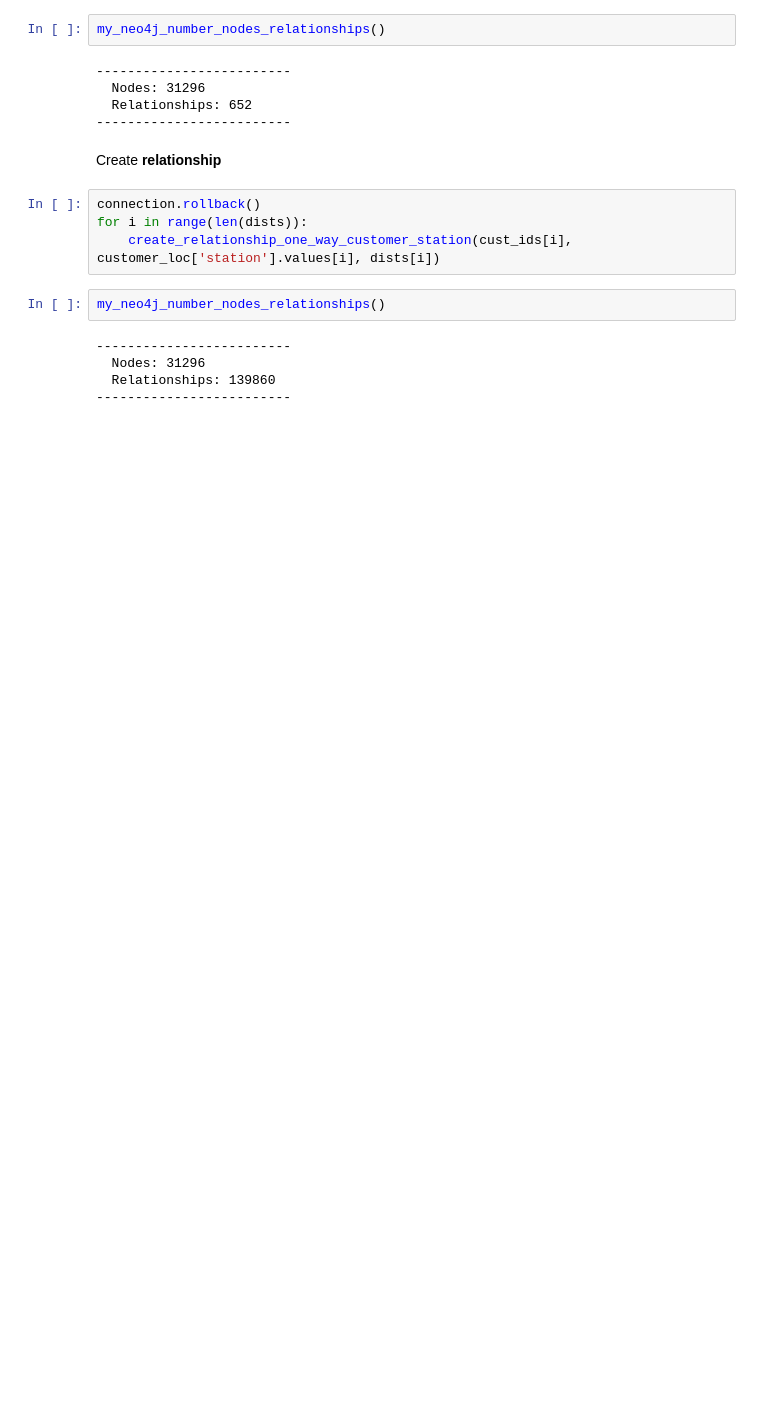
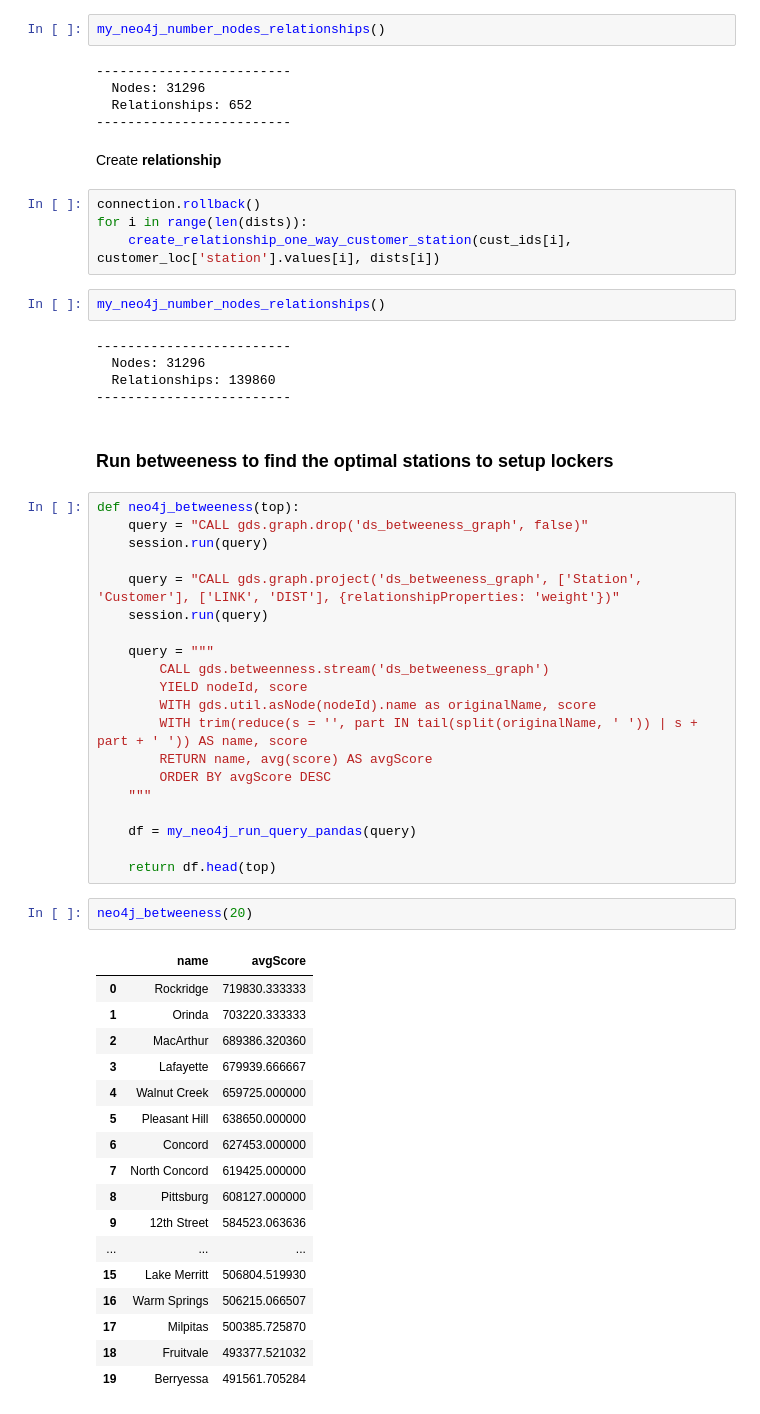
Before and after one commit to mids-w205/project-3-vinhqbui, a Jupyter notebook: code/Centrality.ipynb, the cells around one changed output. Cells and saved outputs as stored; diff of their text form; blank space fills up the shorter version.

```diff
--- a/code/Centrality.ipynb
+++ b/code/Centrality.ipynb
@@ -259,3 +260,45 @@ my_neo4j_number_nodes_relationships()
   Nodes: 31296
   Relationships: 139860
 -------------------------
+# %% [markdown]
+### Run betweeness to find the optimal stations to setup lockers
+# %%
+def neo4j_betweeness(top):
+    query = "CALL gds.graph.drop('ds_betweeness_graph', false)"
+    session.run(query)
+
+    query = "CALL gds.graph.project('ds_betweeness_graph', ['Station', 'Customer'], ['LINK', 'DIST'], {relationshipProperties: 'weight'})"
+    session.run(query)
+
+    query = """
+        CALL gds.betweenness.stream('ds_betweeness_graph')
+        YIELD nodeId, score
+        WITH gds.util.asNode(nodeId).name as originalName, score
+        WITH trim(reduce(s = '', part IN tail(split(originalName, ' ')) | s + part + ' ')) AS name, score
+        RETURN name, avg(score) AS avgScore
+        ORDER BY avgScore DESC
+    """
+
+    df = my_neo4j_run_query_pandas(query)
+
+    return df.head(top)
+# %%
+neo4j_betweeness(20)
+# %% [output]
+|  | name | avgScore |
+| 0 | Rockridge | 719830.333333 |
+| 1 | Orinda | 703220.333333 |
+| 2 | MacArthur | 689386.320360 |
+| 3 | Lafayette | 679939.666667 |
+| 4 | Walnut Creek | 659725.000000 |
+| 5 | Pleasant Hill | 638650.000000 |
+| 6 | Concord | 627453.000000 |
+| 7 | North Concord | 619425.000000 |
+| 8 | Pittsburg | 608127.000000 |
+| 9 | 12th Street | 584523.063636 |
+| ... | ... | ... |
+| 15 | Lake Merritt | 506804.519930 |
+| 16 | Warm Springs | 506215.066507 |
+| 17 | Milpitas | 500385.725870 |
+| 18 | Fruitvale | 493377.521032 |
+| 19 | Berryessa | 491561.705284 |
```
Also changed, not shown: parts of 4 cells of this notebook.
